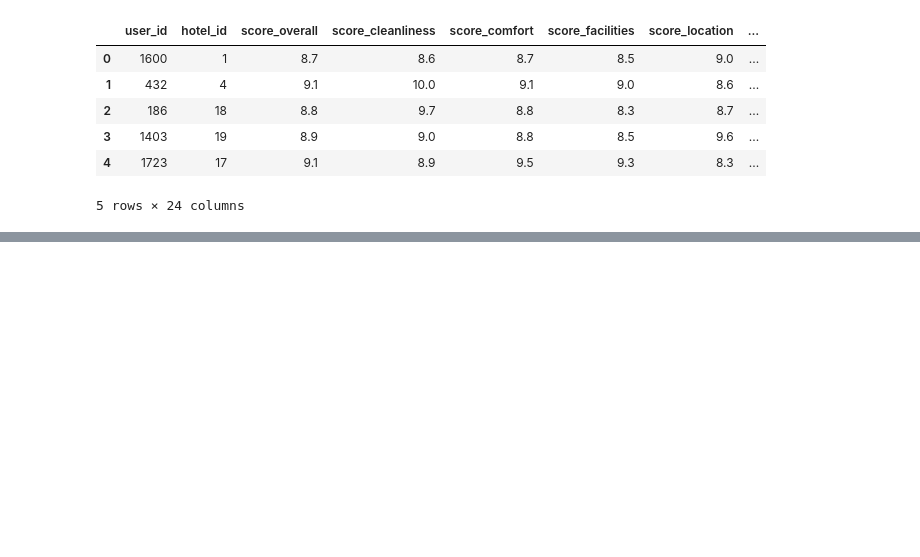
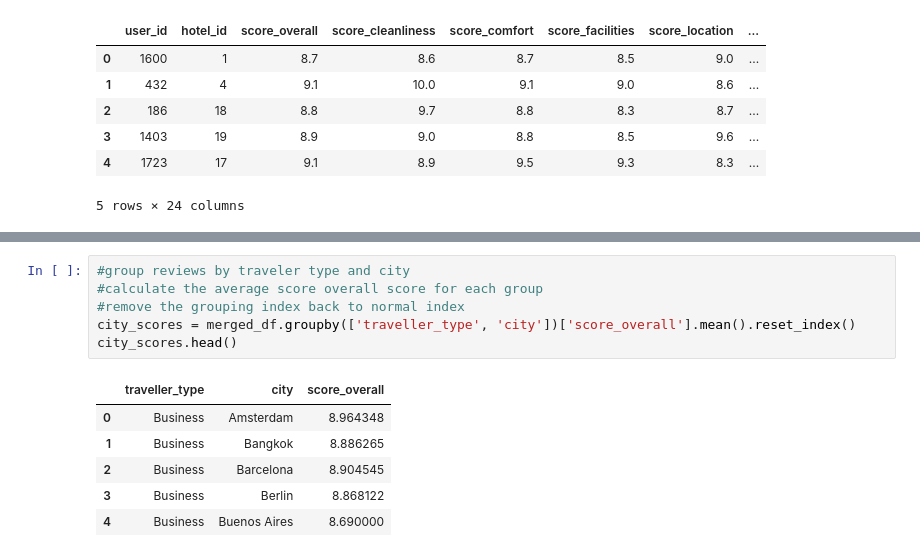
Before and after one commit to helguindy/hotel-booking-analytics, a Jupyter notebook: notebooks/habiba.ipynb, the cells around one changed output, grey strips where cells are left out. Drawn from its saved outputs; the diff is of its cells as text; blank space fills up the shorter version.

```diff
--- a/notebooks/habiba.ipynb
+++ b/notebooks/habiba.ipynb
@@ -145,0 +141,13 @@ shutil.move("/kaggle/working/data/merged_hotel_data.csv", "/kaggle/working/merge
+# %%
+#group reviews by traveler type and city
+#calculate the average score overall score for each group
+#remove the grouping index back to normal index
+city_scores = merged_df.groupby(['traveller_type', 'city'])['score_overall'].mean().reset_index()
+city_scores.head()
+# %% [output]
+|  | traveller_type | city | score_overall |
+| 0 | Business | Amsterdam | 8.964348 |
+| 1 | Business | Bangkok | 8.886265 |
+| 2 | Business | Barcelona | 8.904545 |
+| 3 | Business | Berlin | 8.868122 |
+| 4 | Business | Buenos Aires | 8.690000 |
```
Also changed, not shown: parts of 19 cells of this notebook.
